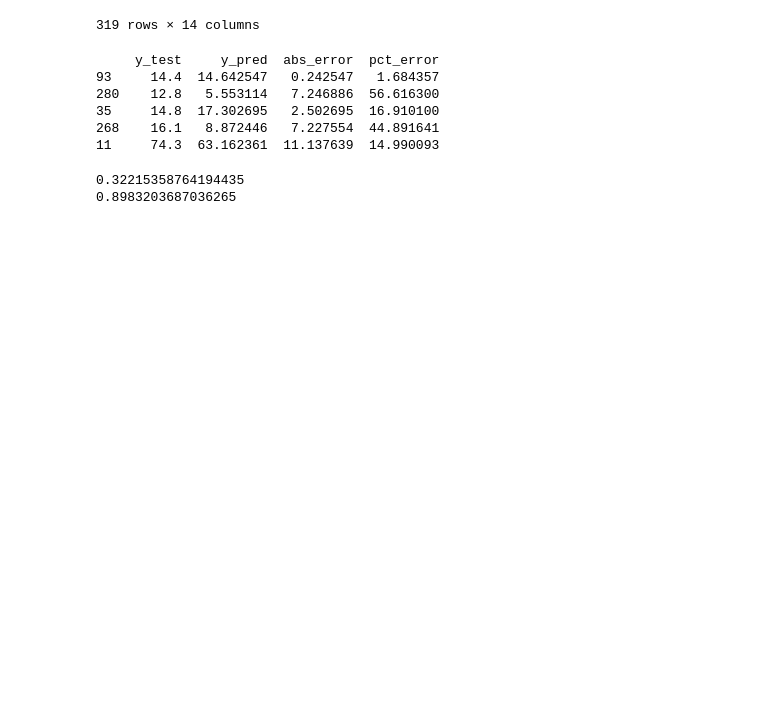
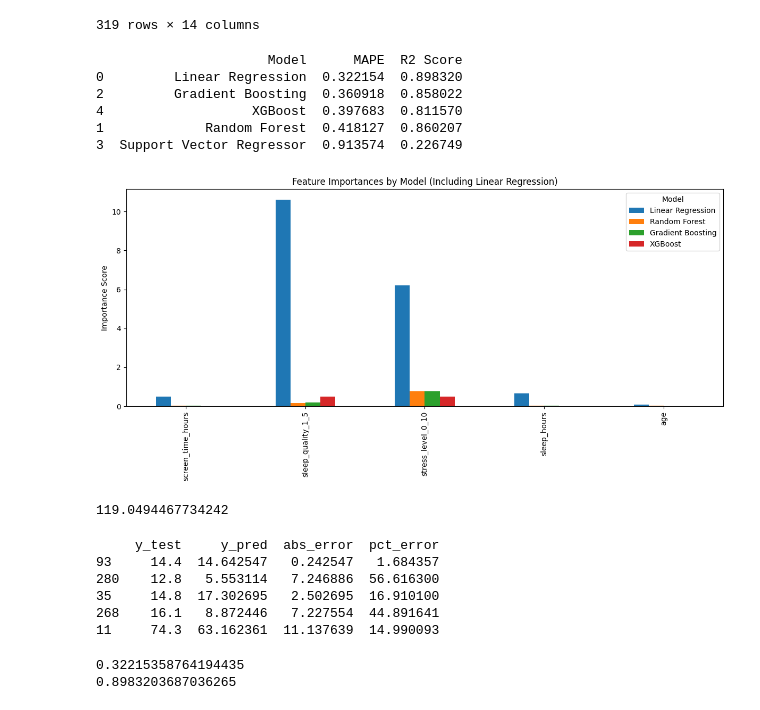
Before and after one commit to OnichiEiEi/MentalHealthPredictor, a Jupyter notebook: model_new.ipynb, the cells around one changed output. Drawn from its saved outputs; the diff is of its cells as text; code cells hidden in the pictures; blank space fills up the shorter version.

```diff
--- a/model_new.ipynb
+++ b/model_new.ipynb
@@ -123,6 +123,62 @@ from sklearn.ensemble import RandomForestRegressor, GradientBoostingRegressor
 from sklearn.svm import SVR
 import xgboost as xgb
 from sklearn.metrics import r2_score, mean_absolute_percentage_error, mean_squared_error, mean_absolute_error
+# %%
+models = {
+    "Linear Regression": LinearRegression(),
+    "Random Forest": RandomForestRegressor(random_state=42),
+    "Gradient Boosting": GradientBoostingRegressor(random_state=42),
+    "Support Vector Regressor": SVR(),
+    "XGBoost": xgb.XGBRegressor(random_state=42)
+}
+
+results = []
+
+for name, model in models.items():
+    model.fit(X_train, y_train)
+    y_pred = model.predict(X_test)
+    mape = mean_absolute_percentage_error(y_test, y_pred)
+    r2 = r2_score(y_test, y_pred)
+
+    results.append({
+        "Model": name,
+        "MAPE": mape,
+        "R2 Score": r2
+    })
+
+
+results_df = pd.DataFrame(results)
+print(results_df.sort_values(by="MAPE"))
+# %% [output]
+                      Model      MAPE  R2 Score
+0         Linear Regression  0.322154  0.898320
+2         Gradient Boosting  0.360918  0.858022
+4                   XGBoost  0.397683  0.811570
+1             Random Forest  0.418127  0.860207
+3  Support Vector Regressor  0.913574  0.226749
+# %%
+import numpy as np
+
+feature_importances = {}
+
+for name, model in models.items():
+    if hasattr(model, "feature_importances_"):
+        importances = model.feature_importances_
+        feature_importances[name] = importances
+    elif hasattr(model, "coef_"):
+        importances = np.abs(model.coef_)
+        feature_importances[name] = importances
+
+importance_df = pd.DataFrame(feature_importances, index=X_train.columns)
+
+ax = importance_df.plot(kind='bar', figsize=(12, 6))
+plt.title("Feature Importances by Model (Including Linear Regression)")
+plt.ylabel("Importance Score")
+plt.legend(title="Model")
+plt.tight_layout()
+plt.show()
+# %% [output]
+[figure, added]
 # %%
 model = LinearRegression()
 model.fit(X_train, y_train)
@@ -130,6 +186,20 @@ y_pred = model.predict(X_test)
 
 mape = mean_absolute_percentage_error(y_test, y_pred)
 r2 = r2_score(y_test, y_pred)
+# %%
+field = pd.DataFrame([{
+    "screen_time_hours" : 0,
+    "sleep_quality_1_5" : 5,
+    "stress_level_0_10" : 0,
+    "sleep_hours" : 12,
+    "age" : 12
+}])
+
+
+pred = model.predict(field)[0]
+print(pred)
+# %% [output]
+119.0494467734242
 # %%
 import pandas as pd
 import numpy as np
```
Also changed, not shown: parts of 3 cells of this notebook, 21 other files.
